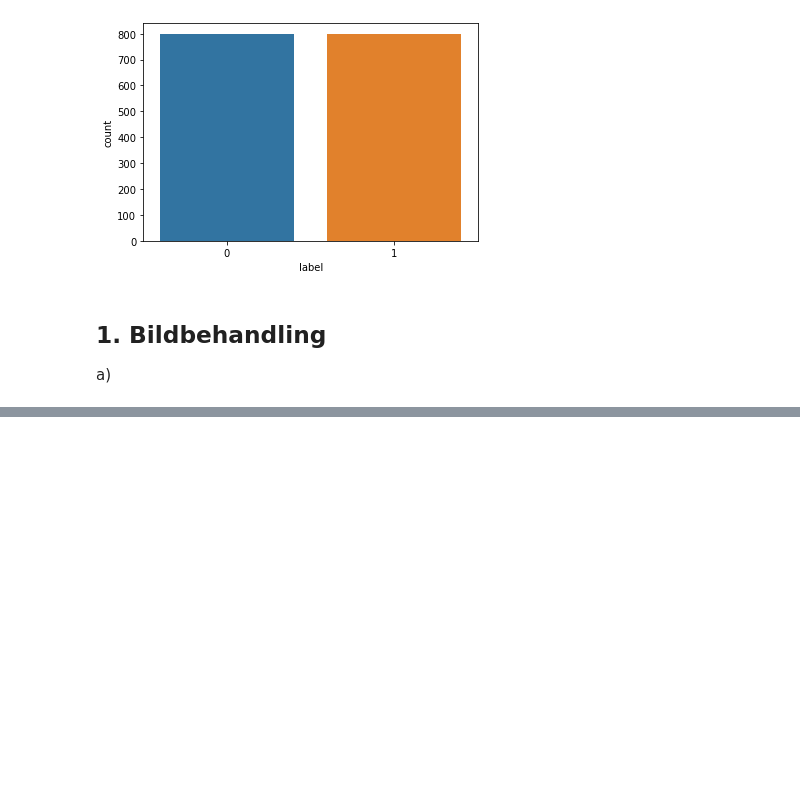
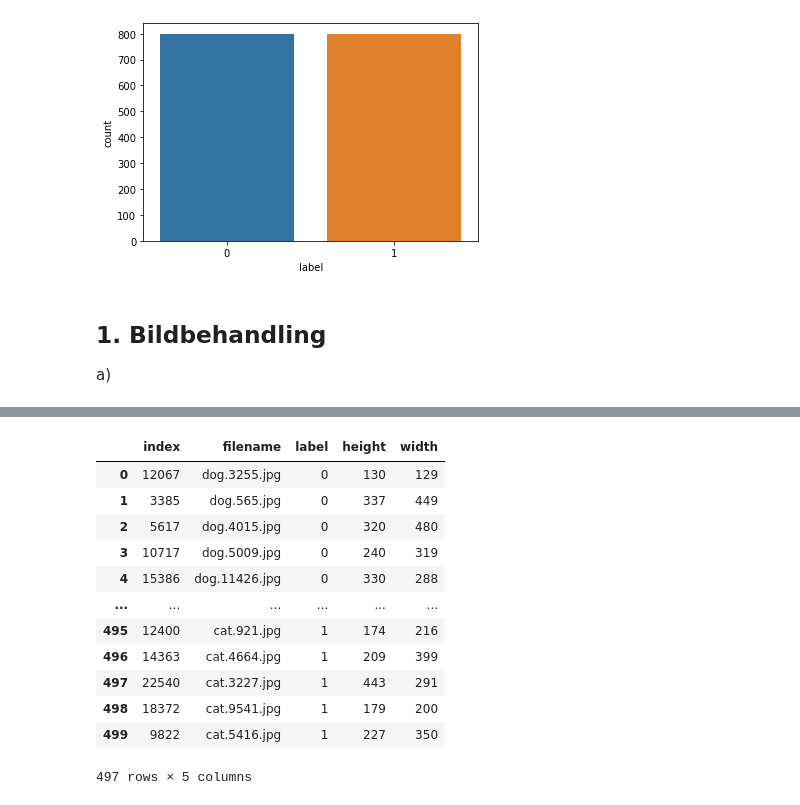
Before and after one commit to Lelelass/Deep-Learning-21, a Jupyter notebook: Labb/lab.ipynb, the cells around one changed output, grey strips where cells are left out. Saved outputs shown, nothing was run; the diff lists cells and outputs as text; code cells hidden in the pictures; blank space fills up the shorter version.

```diff
--- a/Labb/lab.ipynb
+++ b/Labb/lab.ipynb
@@ -149,2 +126,24 @@ train_pictures_filenames_cleaned
+# %%
+small_train_with_dims.drop(too_small_pics_train.index, axis = 0, inplace = True)
+small_val_with_dims.drop(too_small_pics_val.index, axis = 0, inplace = True)
+small_test_with_dims.drop(too_small_pics_test.index, axis = 0, inplace = True)
+
+
+
+small_test_with_dims
+# %% [output]
+|  | index | filename | label | height | width |
+| 0 | 12067 | dog.3255.jpg | 0 | 130 | 129 |
+| 1 | 3385 | dog.565.jpg | 0 | 337 | 449 |
+| 2 | 5617 | dog.4015.jpg | 0 | 320 | 480 |
+| 3 | 10717 | dog.5009.jpg | 0 | 240 | 319 |
+| 4 | 15386 | dog.11426.jpg | 0 | 330 | 288 |
+| ... | ... | ... | ... | ... | ... |
+| 495 | 12400 | cat.921.jpg | 1 | 174 | 216 |
+| 496 | 14363 | cat.4664.jpg | 1 | 209 | 399 |
+| 497 | 22540 | cat.3227.jpg | 1 | 443 | 291 |
+| 498 | 18372 | cat.9541.jpg | 1 | 179 | 200 |
+| 499 | 9822 | cat.5416.jpg | 1 | 227 | 350 |
+497 rows × 5 columns
 # %%
 from image_operations import read_and_resize_images
```
Also changed, not shown: parts of 20 cells of this notebook.
